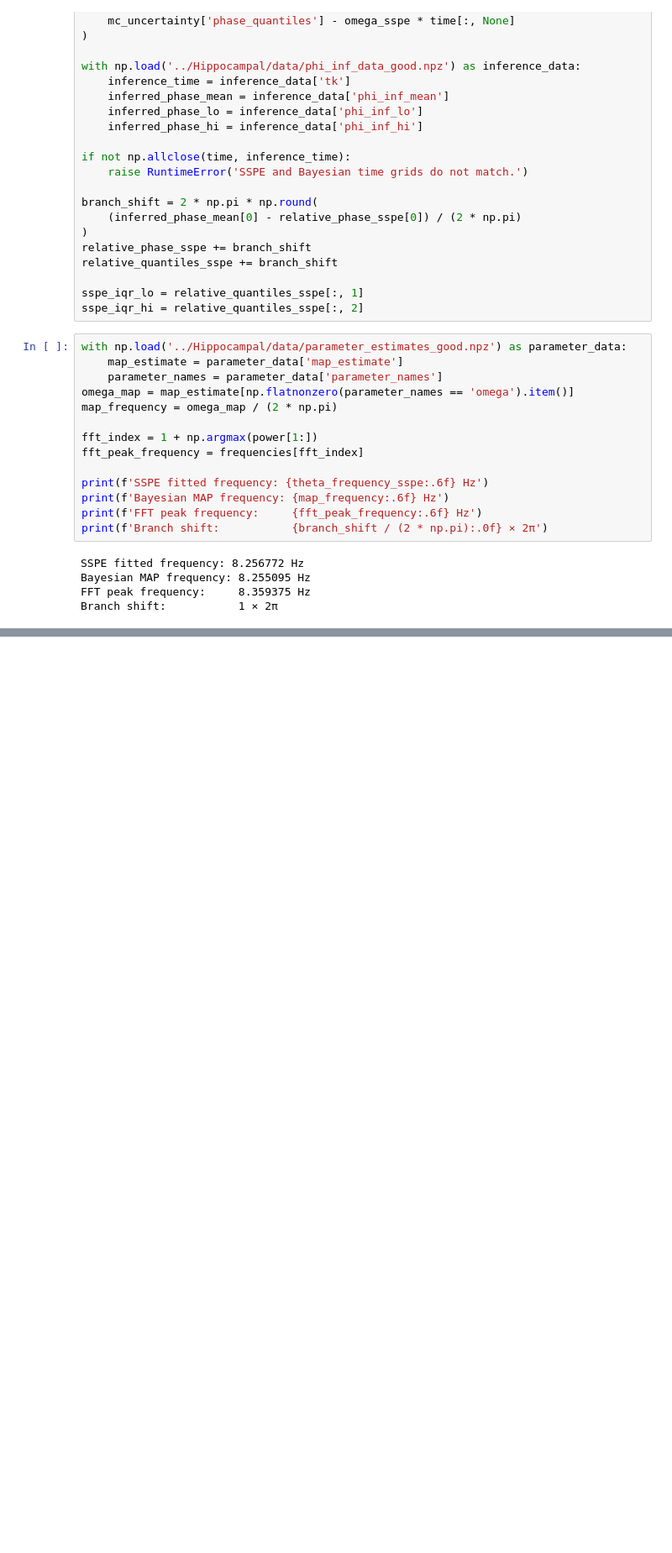
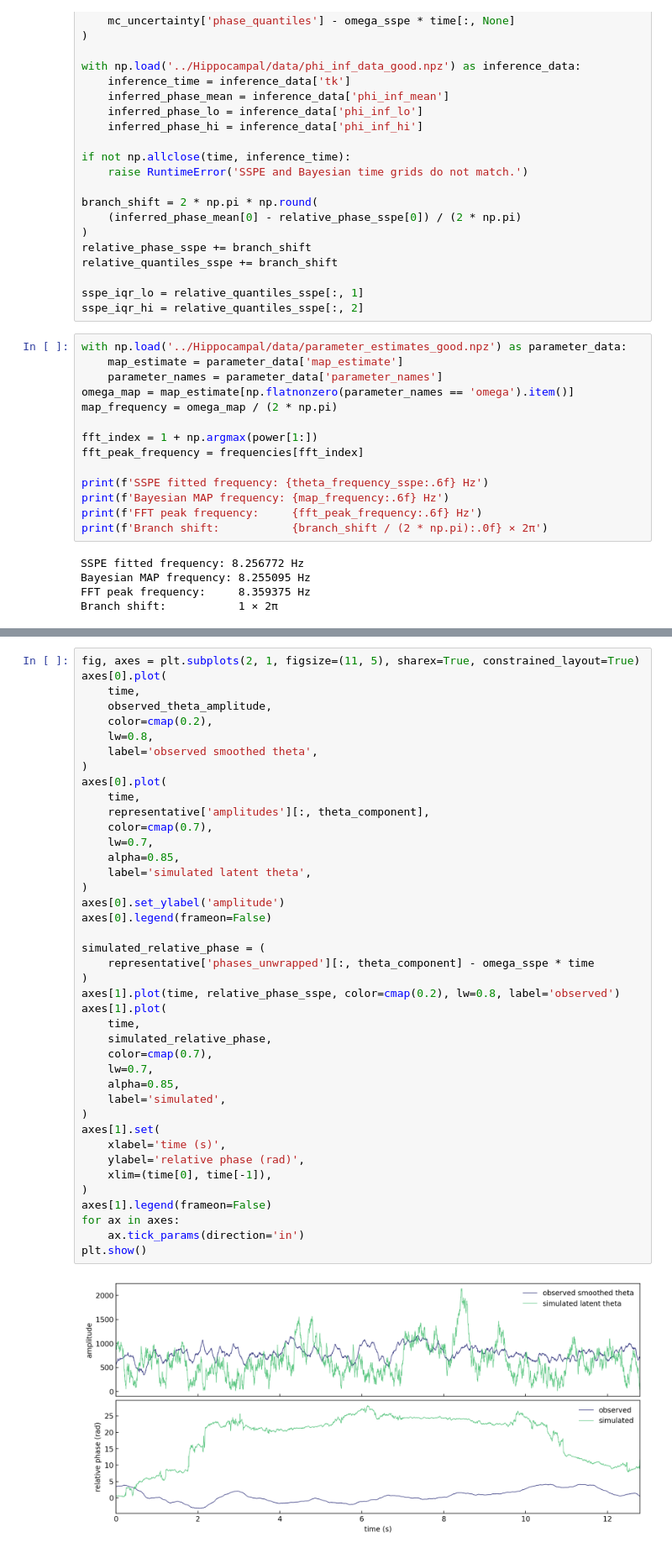
Before and after one commit to bishopgroup/phase-bayes, a Jupyter notebook: MethodComparisons/SSPE.ipynb, the cells around one changed output, grey strips where cells are left out. Shown at 84% size. Saved outputs shown, nothing was run; the diff lists cells and outputs as text; blank space fills up the shorter version.

```diff
--- a/MethodComparisons/SSPE.ipynb
+++ b/MethodComparisons/SSPE.ipynb
@@ -317,0 +408,43 @@ plt.show()
+# %%
+fig, axes = plt.subplots(2, 1, figsize=(11, 5), sharex=True, constrained_layout=True)
+axes[0].plot(
+    time,
+    observed_theta_amplitude,
+    color=cmap(0.2),
+    lw=0.8,
+    label='observed smoothed theta',
+)
+axes[0].plot(
+    time,
+    representative['amplitudes'][:, theta_component],
+    color=cmap(0.7),
+    lw=0.7,
+    alpha=0.85,
+    label='simulated latent theta',
+)
+axes[0].set_ylabel('amplitude')
+axes[0].legend(frameon=False)
+
+simulated_relative_phase = (
+    representative['phases_unwrapped'][:, theta_component] - omega_sspe * time
+)
+axes[1].plot(time, relative_phase_sspe, color=cmap(0.2), lw=0.8, label='observed')
+axes[1].plot(
+    time,
+    simulated_relative_phase,
+    color=cmap(0.7),
+    lw=0.7,
+    alpha=0.85,
+    label='simulated',
+)
+axes[1].set(
+    xlabel='time (s)',
+    ylabel='relative phase (rad)',
+    xlim=(time[0], time[-1]),
+)
+axes[1].legend(frameon=False)
+for ax in axes:
+    ax.tick_params(direction='in')
+plt.show()
+# %% [output]
+[figure, added]
```
Also changed, not shown: parts of 15 cells of this notebook, 1 other file.
